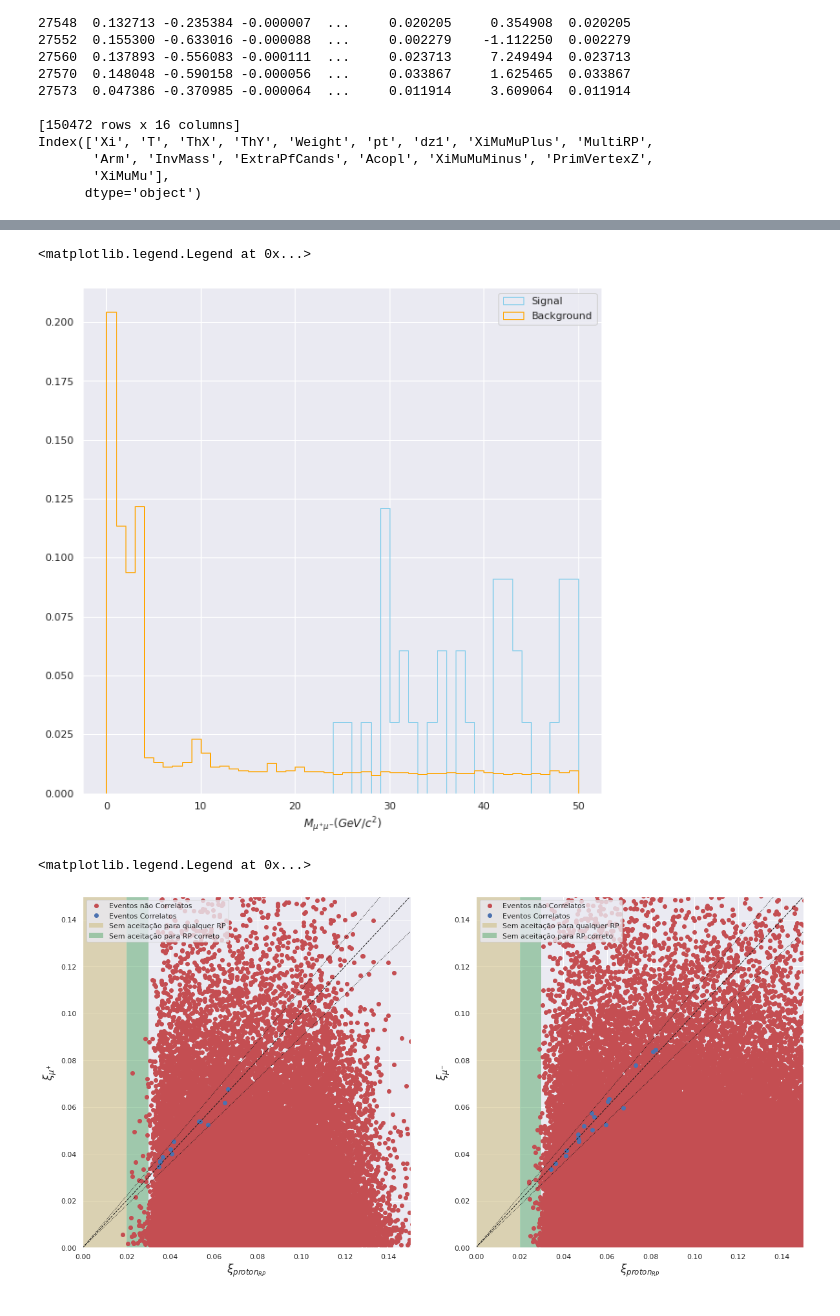
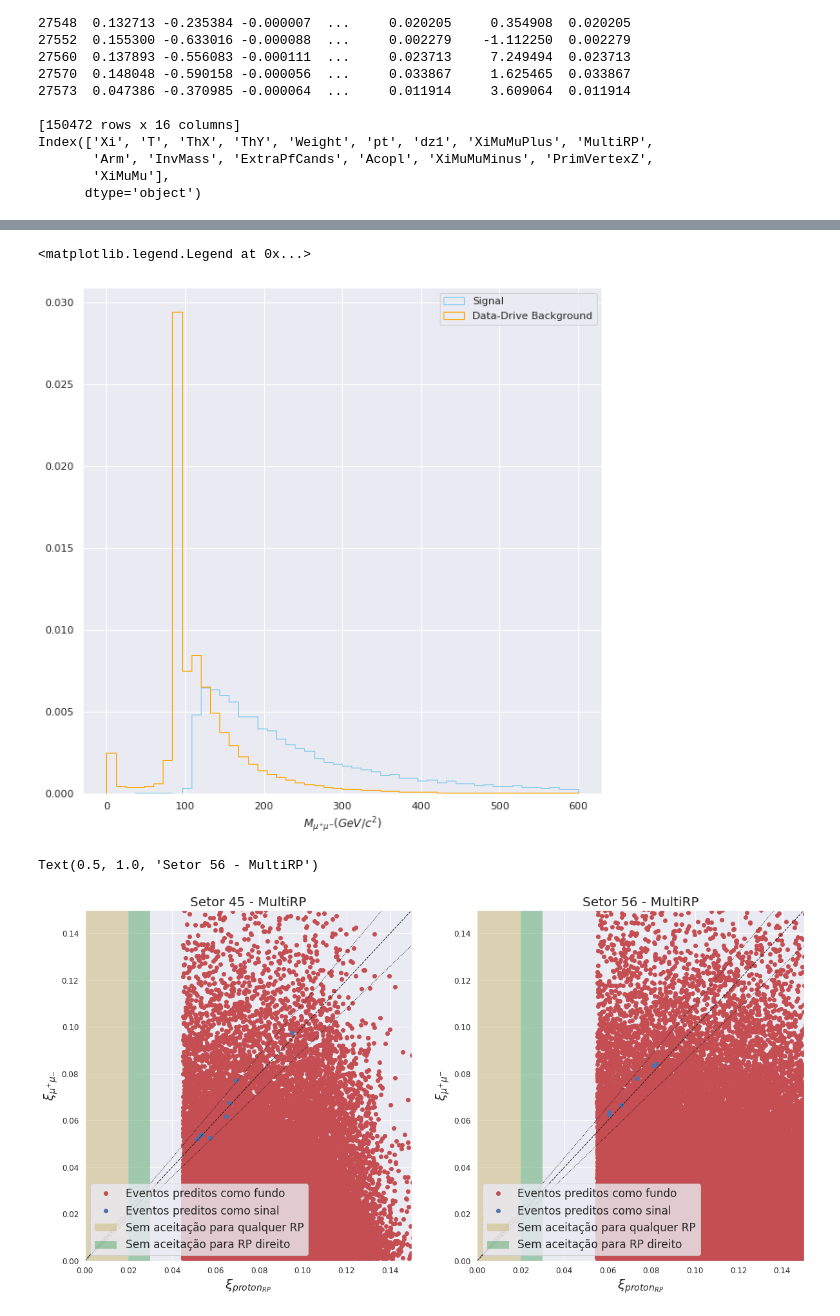
Before and after one commit to teteumac/DileptonAnalysis, a Jupyter notebook: pps_dilepton_ml_py.ipynb, the cells around one changed output, grey strips where cells are left out. Drawn from its saved outputs; the diff is of its cells as text; code cells hidden in the pictures.

```diff
--- a/pps_dilepton_ml_py.ipynb
+++ b/pps_dilepton_ml_py.ipynb
@@ -499,18 +447,18 @@ y_test_ = dataset_test['target'].replace(2,1)
 train_data = lgb.Dataset(DataSet_Train.drop( drop_columns , axis = 1 ), label = y_train_ )
 test_data = lgb.Dataset(dataset_test.drop( drop_columns , axis = 1 ) , label = y_test_ )
 
-n_iter = 5
-cv = 4
+n_iter =3
+cv = 2
 scoring = [ 'roc_auc_score','f1_score','precision_score','recall_score' ]
 
 param_grid = {
-    'learning_rate': list(np.arange(0.0001,1,0.001)),
-    'n_estimators': list(range(100, 1000, 50)),
-    'num_leaves': list(range(1, 100, 2)),
-    'max_depth': list(range(0, 150, 3)),
-    'min_child_samples': list(range(0, 100, 2)),
-    'subsample': list(np.arange(0.01,1,0.01)),
-    'colsample_bytree':list(np.arange(0.1,1,0.1))
+    'learning_rate': list(np.arange(0.001,0.01,0.001)),
+    'n_estimators': list(range(700, 1000, 2)),
+    'num_leaves': list(range(60, 100, 2)),
+    'max_depth': list(range(-40, 40, 2)),
+    'min_child_samples': list(range(0, 30, 1)),
+    'subsample': list(np.arange(0.3,0.55,0.01)),
+    'colsample_bytree':list(np.arange(0.5,1,0.01))
               }
 
 mdl = LGBMClassifier( boosting_type = 'gbdt' , objective = 'binary' )
@@ -798,3 +781,5 @@ Index(['Xi', 'T', 'ThX', 'ThY', 'Weight', 'pt', 'dz1', 'XiMuMuPlus', 'MultiRP',
        'Arm', 'InvMass', 'ExtraPfCands', 'Acopl', 'XiMuMuMinus', 'PrimVertexZ',
        'XiMuMu'],
       dtype='object')
+# %%
+df_data = df_data[ ((df_data['Arm']==1) & (df_data['Xi'] > 0.055)) | ((df_data['Arm']==0) & (df_data['Xi'] > 0.045))] # selecionando os Xi
@@ -1072,55 +1152,57 @@ plt.legend(loc="best")
 # %%
 fig = plt.figure( figsize=(10,10) )
-plt.hist( dataset_test[ "InvMass" ][ y_pred_cut == 1 ], histtype='step', color='skyblue', bins=50, range=(0,50), density=True, label='Signal' )
-plt.hist( dataset_test[ "InvMass" ][ y_pred_cut == 0 ], histtype='step', color='orange', bins=50, range=(0,50), density=True,label="Background" )
+plt.hist( dataset_test[ "InvMass" ][ y_pred_cut == 1 ], histtype='step', color='skyblue', bins=50, range=(0,600), density=True, label='Signal' )
+plt.hist( dataset_test[ "InvMass" ][ y_pred_cut == 0 ], histtype='step', color='orange', bins=50, range=(0,600), density=True,label="Data-Drive Background" )
 plt.xlabel("$M_{\mu^{+}\mu^{-}}(GeV/c^{2})$")
 plt.legend(loc="best")
 # %% [output]
 <matplotlib.legend.Legend at 0x...>
-[figure, old version]
+[figure, new version]
 # %%
 fig, axes = plt.subplots( 1, 2, figsize=(20,10) )
 
 msk_bkg_1 = None
 msk_bkg_2 = None
 msk_sig_1 = None
 msk_sig_2 = None
 if proton_selection == "SingleRP":
     msk_bkg_1 = ( df_data[ "RPId1" ] == 23 ) & ( y_data == 0 )
     msk_bkg_2 = ( df_data[ "RPId1" ] == 123 ) & ( y_data == 0 )
     msk_sig_1 = ( df_data[ "RPId1" ] == 23 ) & ( y_data == 1 )
     msk_sig_2 = ( df_data[ "RPId1" ] == 123 ) & ( y_data == 1 )
 elif proton_selection == "MultiRP":
     msk_bkg_1 = ( df_data[ "Arm" ] == 0 ) & ( class_pred_Data == 0 )
     msk_bkg_2 = ( df_data[ "Arm" ] == 1 ) & ( class_pred_Data == 0 )
     msk_sig_1 = ( df_data[ "Arm" ] == 0 ) & ( class_pred_Data == 1 )
     msk_sig_2 = ( df_data[ "Arm" ] == 1 ) & ( class_pred_Data == 1 )
 
-axes[0].plot( df_data[ "Xi" ][ msk_bkg_1 ], df_data[ "XiMuMuPlus" ][ msk_bkg_1 ], 'ro', label="Eventos não Correlatos" )
-axes[0].plot( df_data[ "Xi" ][ msk_sig_1 ], df_data[ "XiMuMuPlus" ][ msk_sig_1 ], 'bo',label="Eventos Correlatos" )
+axes[0].plot( df_data[ "Xi" ][ msk_bkg_1 ], df_data[ "XiMuMuPlus" ][ msk_bkg_1 ], 'ro', label="Eventos preditos como fundo" )
+axes[0].plot( df_data[ "Xi" ][ msk_sig_1 ], df_data[ "XiMuMuPlus" ][ msk_sig_1 ], 'bo', label="Eventos preditos como sinal" )
 axes[0].plot( (0.,0.15), (0.,0.15), 'k--', linewidth=1 )
 axes[0].plot( (0.,0.15), (0.,0.90*0.15), 'k:', linewidth=1 )
 axes[0].plot( (0.,0.15), (0.,1.10*0.15), 'k:', linewidth=1 )
 axes[0].set_xlim(0.,0.15)
 axes[0].set_ylim(0.,0.15)
-axes[0].set_xlabel(r'$\xi_{proton_{RP}}$', fontsize=17)
-axes[0].set_ylabel(r'$\xi_{\mu^{+}}$', fontsize=17)
+axes[0].set_xlabel(r'$\xi_{proton_{RP}}$',  fontsize=20)
+axes[0].set_ylabel(r'$\xi_{\mu^{+}\mu_{-}}$',  fontsize=20)
 axes[0].axvspan(0, 0.02, color='y', alpha=0.5, lw=0, label="Sem aceitação para qualquer RP")
-axes[0].axvspan(0.02, 0.03, color='g', alpha=0.5, lw=0, label="Sem aceitação para RP correto")
-axes[0].legend(loc="upper left")
+axes[0].axvspan(0.02, 0.03, color='g', alpha=0.5, lw=0, label="Sem aceitação para RP direito")
+axes[0].legend(loc="lower left", fontsize=17)
+axes[0].set_title('Setor 45 - MultiRP',  fontsize=20)
 
-axes[1].plot( df_data[ "Xi" ][ msk_bkg_2 ], df_data[ "XiMuMuMinus" ][ msk_bkg_2 ], 'ro', label="Eventos não Correlatos" )
-axes[1].plot( df_data[ "Xi" ][ msk_sig_2 ], df_data[ "XiMuMuMinus" ][ msk_sig_2 ], 'bo', label="Eventos Correlatos" )
+axes[1].plot( df_data[ "Xi" ][ msk_bkg_2 ], df_data[ "XiMuMuMinus" ][ msk_bkg_2 ], 'ro', label="Eventos preditos como fundo" )
+axes[1].plot( df_data[ "Xi" ][ msk_sig_2 ], df_data[ "XiMuMuMinus" ][ msk_sig_2 ], 'bo', label="Eventos preditos como sinal" )
 axes[1].plot( (0.,0.15), (0.,0.15), 'k--', linewidth=1 )
 axes[1].plot( (0.,0.15), (0.,0.90*0.15), 'k:', linewidth=1 )
 axes[1].plot( (0.,0.15), (0.,1.10*0.15), 'k:', linewidth=1 )
 axes[1].set_xlim(0.,0.15)
 axes[1].set_ylim(0.,0.15)
-axes[1].set_xlabel(r'$\xi_{proton_{RP}}$', fontsize=17)
-axes[1].set_ylabel(r'$\xi_{\mu^{-}}$', fontsize=17)
+axes[1].set_xlabel(r'$\xi_{proton_{RP}}$',  fontsize=20)
+axes[1].set_ylabel(r'$\xi_{\mu^{+}\mu^{-}}$',  fontsize=20)
 axes[1].axvspan(0, 0.02, color='y', alpha=0.5, lw=0, label="Sem aceitação para qualquer RP")
-axes[1].axvspan(0.02, 0.03, color='g', alpha=0.5, lw=0,  label="Sem aceitação para RP correto")
-axes[1].legend(loc="best")
+axes[1].axvspan(0.02, 0.03, color='g', alpha=0.5, lw=0,  label="Sem aceitação para RP direito")
+axes[1].legend(loc="lower left", fontsize=17)
+axes[1].set_title('Setor 56 - MultiRP', fontsize=20)
 # %% [output]
-<matplotlib.legend.Legend at 0x...>
+Text(0.5, 1.0, 'Setor 56 - MultiRP')
-[figure, old version]
+[figure, new version]
```
Also changed, not shown: parts of 65 cells of this notebook.
